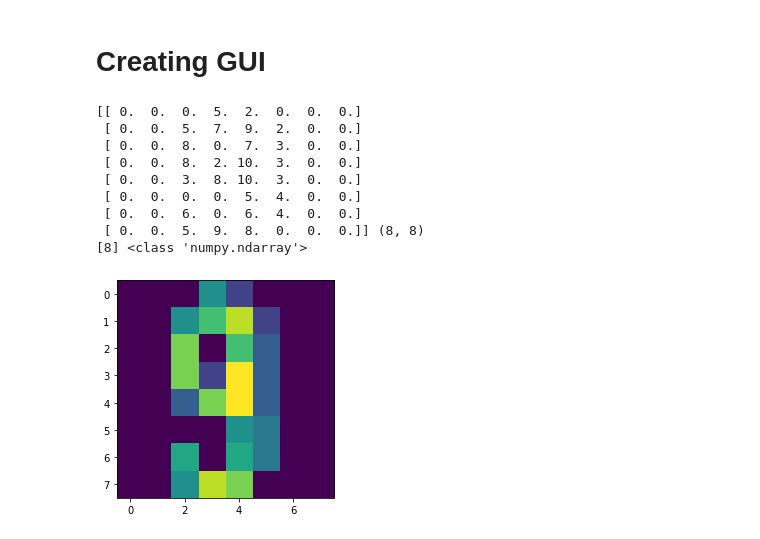
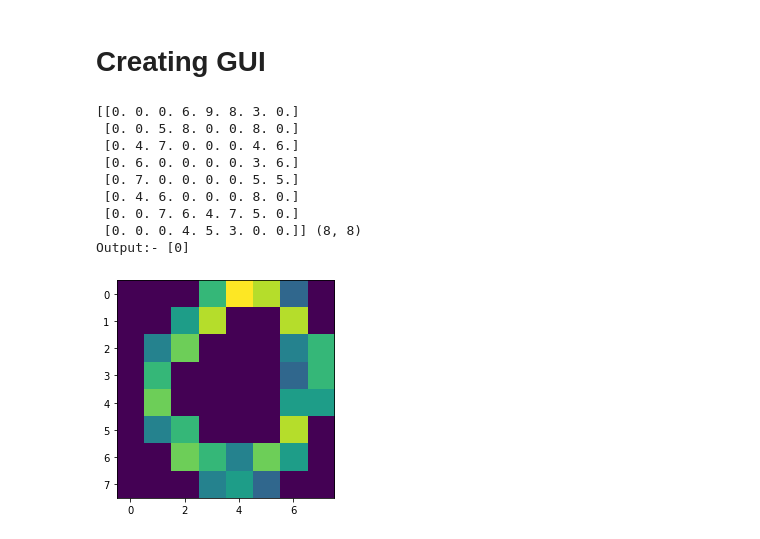
Before and after one commit to UtkarshPrajapati/Number-Recognition, a Jupyter notebook: NumberRecognition.ipynb, the cells around one changed output. Saved outputs shown, nothing was run; the diff lists cells and outputs as text; code cells hidden in the pictures.

```diff
--- a/NumberRecognition.ipynb
+++ b/NumberRecognition.ipynb
@@ -139,49 +139,49 @@ def predict_digit(img):
     img = img.convert('L')
     img = np.array(img)
     img = 16-np.multiply(img,0.06274509803921568627450980392157).astype(int).astype(float)
-    img[img==1]=0
+    img[img<3]=0
     print(img,img.shape)
     plt.imshow(img)
     res = model.predict(img.reshape(1,-1))
-    print(res,type(res))
+    print("Output:-",res)
     return np.argmax(res), max(res)
 
 class App(tk.Tk):
     def __init__(self):
         tk.Tk.__init__(self)
         self.x = self.y = 0
         self.canvas = tk.Canvas(self, width=300, height=300, bg = "white", cursor="cross")
         self.label = tk.Label(self, text="Thinking..", font=("Helvetica", 48))
         self.classify_btn = tk.Button(self, text = "Recognise", command = self.classify_handwriting)
         self.button_clear = tk.Button(self, text = "Clear", command = self.clear_all)
         self.canvas.grid(row=0, column=0, pady=2, sticky=W, )
         self.label.grid(row=0, column=1,pady=2, padx=2)
         self.classify_btn.grid(row=1, column=1, pady=2, padx=2)
         self.button_clear.grid(row=1, column=0, pady=2)
         self.canvas.bind("<B1-Motion>", self.draw_lines)
     def clear_all(self):
         self.canvas.delete("all")
     def classify_handwriting(self):
         HWND = self.canvas.winfo_id()
         rect = win32gui.GetWindowRect(HWND)
         im = ImageGrab.grab(rect)
         digit, acc = predict_digit(im)
         self.label.configure(text= str(digit)+', '+ str(int(acc*100))+'%')
     def draw_lines(self, event):
         self.x = event.x
         self.y = event.y
         r=8
         self.canvas.create_oval(self.x-r, self.y-r, self.x + r, self.y + r, fill='black')
 app = App()
 mainloop()
 # %% [output]
-[[ 0.  0.  0.  5.  2.  0.  0.  0.]
- [ 0.  0.  5.  7.  9.  2.  0.  0.]
- [ 0.  0.  8.  0.  7.  3.  0.  0.]
- [ 0.  0.  8.  2. 10.  3.  0.  0.]
- [ 0.  0.  3.  8. 10.  3.  0.  0.]
- [ 0.  0.  0.  0.  5.  4.  0.  0.]
- [ 0.  0.  6.  0.  6.  4.  0.  0.]
- [ 0.  0.  5.  9.  8.  0.  0.  0.]] (8, 8)
-[8] <class 'numpy.ndarray'>
+[[0. 0. 0. 6. 9. 8. 3. 0.]
+ [0. 0. 5. 8. 0. 0. 8. 0.]
+ [0. 4. 7. 0. 0. 0. 4. 6.]
+ [0. 6. 0. 0. 0. 0. 3. 6.]
+ [0. 7. 0. 0. 0. 0. 5. 5.]
+ [0. 4. 6. 0. 0. 0. 8. 0.]
+ [0. 0. 7. 6. 4. 7. 5. 0.]
+ [0. 0. 0. 4. 5. 3. 0. 0.]] (8, 8)
+Output:- [0]
-[figure, old version]
+[figure, new version]
```
Also changed, not shown: parts of 2 cells of this notebook.
